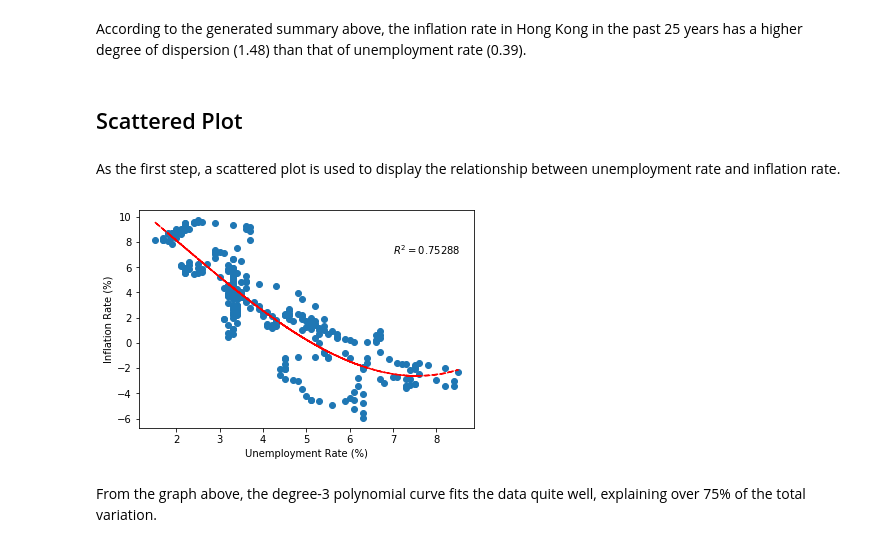
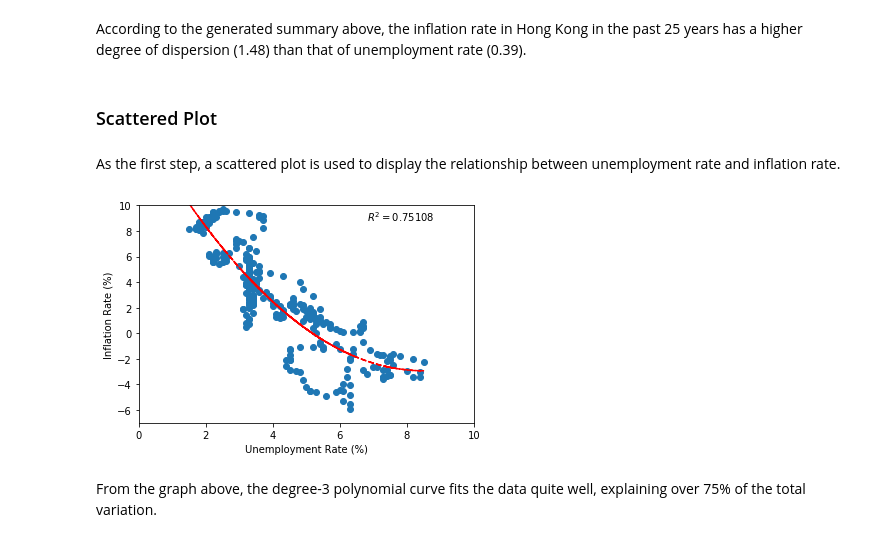
Before and after one commit to davidlkl/Data-analytic, a Jupyter notebook: Presentation.ipynb, the cells around one changed output. Drawn from its saved outputs; the diff is of its cells as text; code cells hidden in the pictures.

```diff
--- a/Presentation.ipynb
+++ b/Presentation.ipynb
@@ -280,36 +287,40 @@ summary
 # %% [markdown]
 According to the generated summary above, the inflation rate in Hong Kong in the past 25 years has a higher degree of dispersion (1.48) than that of unemployment rate (0.39).
 # %% [markdown]
-## Scattered Plot
+### Scattered Plot
 # %% [markdown]
 As the first step, a scattered plot is used to display the relationship between unemployment rate and inflation rate.
 # %%
 import scipy.stats as stats
 # For code reuse later
-def plot_scatter(x, y):
-   # Get Scattered Plot
+def plot_scatter(x, y, fig_num):
+    plt.figure(num=fig_num)
+    # Get Scattered Plot
     plt.scatter(x, y)
 
-    # Get best-fitting curve with degree 3
-    z = np.polyfit(x,y,3)
+    # Get best-fitting curve with degree 2
+    z = np.polyfit(x,y,2)
     f = np.poly1d(z)
     y_hat = f(x)
 
     plt.plot(x, y_hat, 'r--')
 
     # Calculate R square
     y_bar = np.sum(y)/len(y)
     RSS = np.sum((y_hat-y_bar)**2)
     TSS = np.sum((y-y_bar)**2)
-    plt.text(7,7,r"$R^2 = $" + str(round(RSS/TSS,5)))
+    plt.text(np.max(x)*0.8,np.max(y)*0.9,r"$R^2 = $" + str(round(RSS/TSS,5)))
 
+    plt.xlim((0,10))
+    plt.ylim((-7,10))
     plt.ylabel('Inflation Rate (%)')
     plt.xlabel('Unemployment Rate (%)')
 
-    plt.show()
-plot_scatter(unemployment_rate,cpi)
+
+plot_scatter(unemployment_rate,cpi,221)
+plt.show()
 # %% [output]
-[figure, old version]
+[figure, new version]
 # %% [markdown]
 From the graph above, the degree-3 polynomial curve fits the data quite well, explaining over 75% of the total variation.
 # %% [markdown]
```
Also changed, not shown: parts of 8 cells of this notebook.
